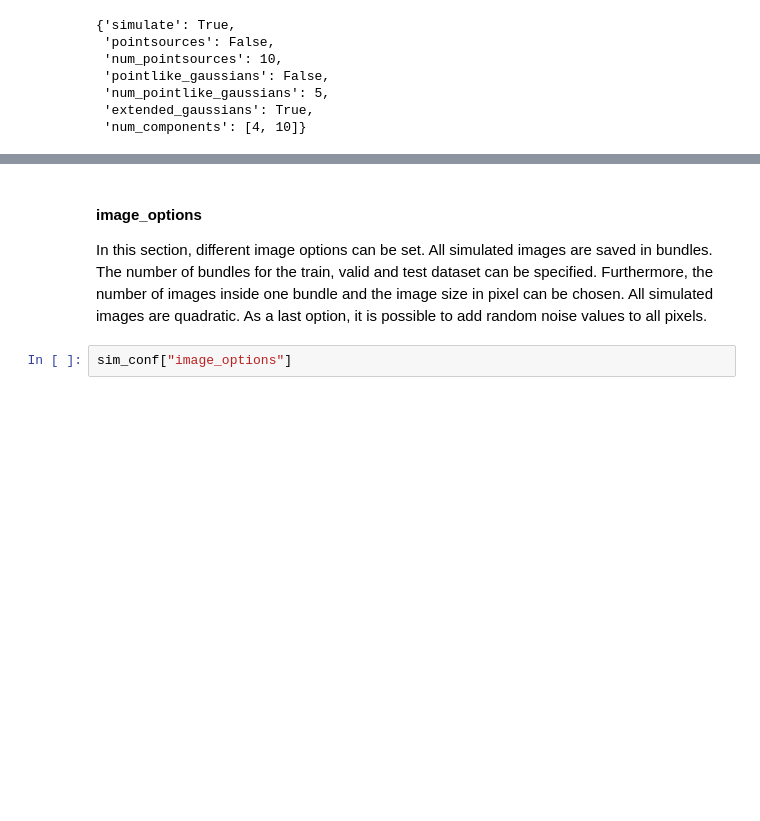
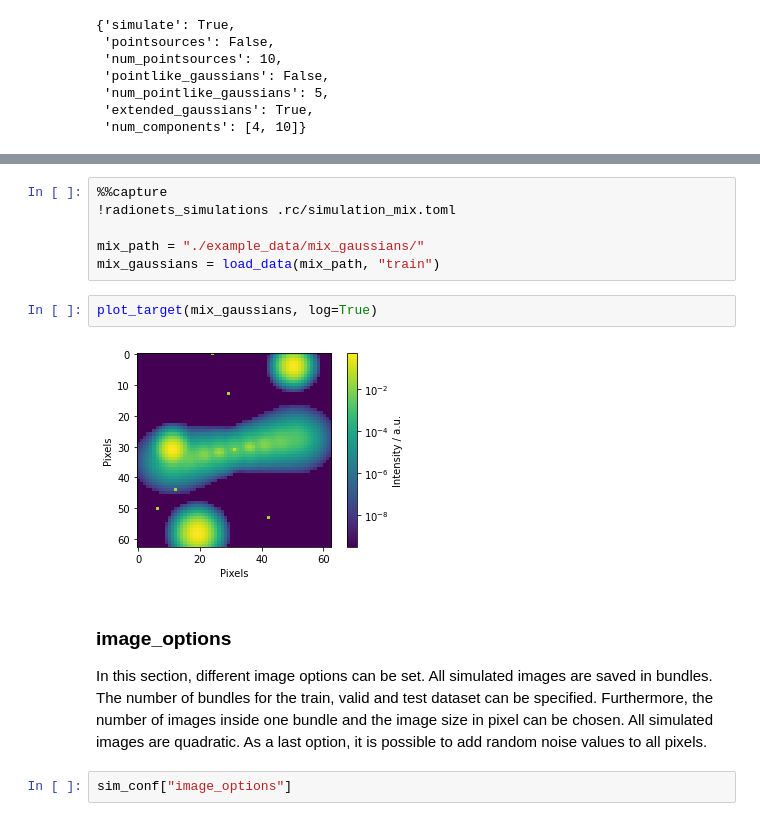
Before and after one commit to radionets-project/radionets, a Jupyter notebook: examples/01_dataset_simulation.ipynb, the cells around one changed output, grey strips where cells are left out. Cells and saved outputs as stored; diff of their text form; blank space fills up the shorter version.

```diff
--- a/examples/01_dataset_simulation.ipynb
+++ b/examples/01_dataset_simulation.ipynb
@@ -63,5 +105,15 @@ sim_conf["gaussians"]
+# %%
+%%capture
+!radionets_simulations .rc/simulation_mix.toml
+
+mix_path = "./example_data/mix_gaussians/"
+mix_gaussians = load_data(mix_path, "train")
+# %%
+plot_target(mix_gaussians, log=True)
+# %% [output]
+[figure, added]
 # %% [markdown]
-#### image_options
+### image_options
 
 In this section, different image options can be set. All simulated images are saved in bundles. The number of bundles for the train, valid and test dataset can be specified. Furthermore, the number of images inside one bundle and the image size in pixel can be chosen. All simulated images are quadratic. As a last option, it is possible to add random noise values to all pixels.
 # %%
```
Also changed, not shown: parts of 33 cells of this notebook.
